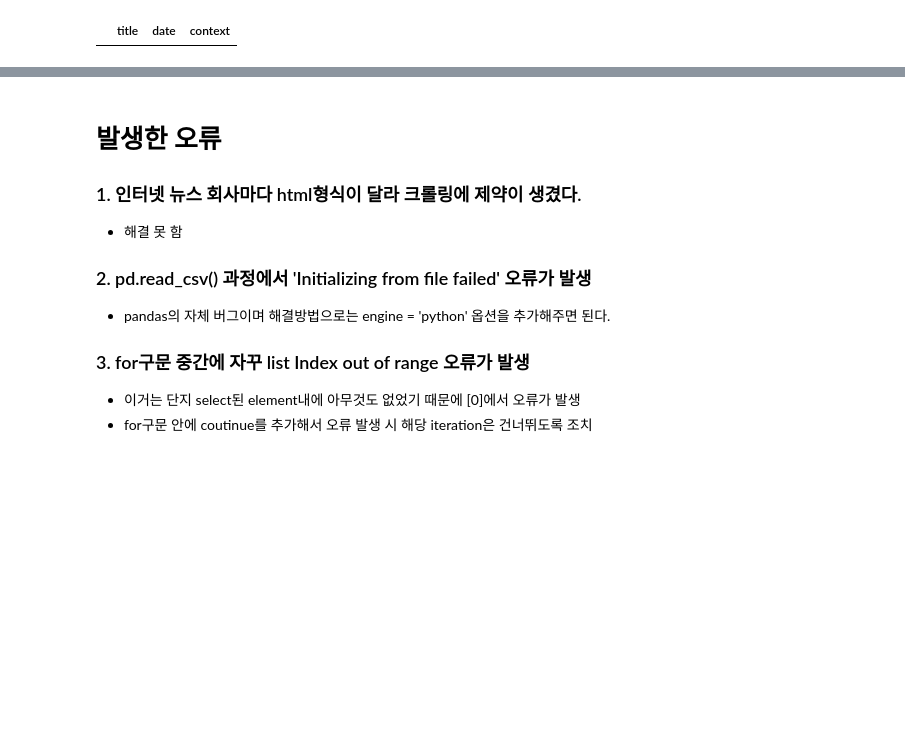
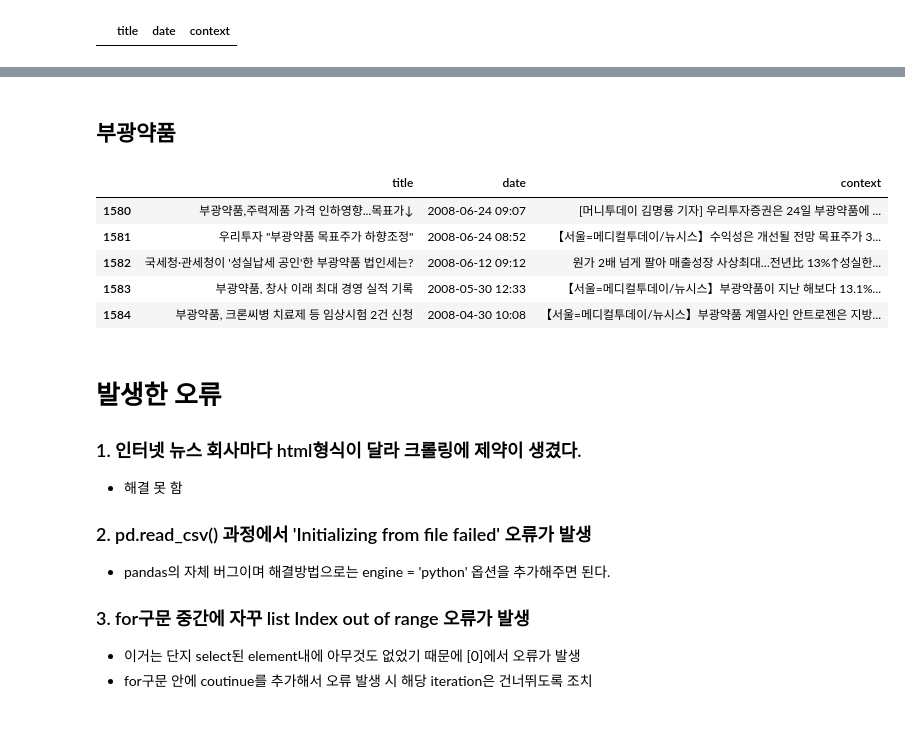
Before and after one commit to gjustin40/Python-Web-Crawling, a Jupyter notebook: Web_Crawling_Project2_뉴스기사스크랩.ipynb, the cells around one changed output, grey strips where cells are left out. Saved outputs shown, nothing was run; the diff lists cells and outputs as text; code cells hidden in the pictures; blank space fills up the shorter version.

```diff
--- a/Web_Crawling_Project2_뉴스기사스크랩.ipynb
+++ b/Web_Crawling_Project2_뉴스기사스크랩.ipynb
@@ -19,7 +19,7 @@ driver = webdriver.Chrome('chromedriver.exe')
 driver.get('http://naver.com')
 
 
-driver.find_element_by_id('query').send_keys('jw중외제약') # 대웅제약 입력
+driver.find_element_by_id('query').send_keys('부광약품') # 대웅제약 입력
 driver.find_element_by_id('search_btn').click() # 검색 클릭
 
 driver.find_element_by_css_selector('div.lnb_menu').find_element_by_link_text('뉴스').click() # 뉴스 카테고리 클릭
@@ -31,4 +31,28 @@ menu[2].click()
 menu[2].find_element_by_link_text('제목').click() # 검색유형을 제목으로 변경
 
 current_window = driver.current_window_handle # 원하는 페이지를 driver주소로 설정
+
+data = {'title': [], 'date': [], 'context': []}
+for i in range(400):
+    for naver_news in driver.find_elements_by_link_text('네이버뉴스'):
+        naver_news.click()
+        driver.switch_to.window(driver.window_handles[1])
+        html = driver.page_source
+        soup = bs(html, 'html.parser')
+        if len(soup.select('h3.tts_head')) == 0: # 아무 context가 없을 때 해당 iteration은 건너뛰기
+            driver.close()
+            driver.switch_to.window(current_window)
+            continue
+        if soup.find('div', id='articleBodyContents').script == None:
+            driver.close()
+            driver.switch_to.window(current_window)
+            continue
+        data['title'].append(soup.select('h3.tts_head')[0].text.strip())
+        data['date'].append(soup.select('span.t11')[0].text.strip())
+        soup.find('div', id='articleBodyContents').script.extract()
+        data['context'].append(
+            soup.find('div', id='articleBodyContents').text.strip())
+        driver.close()
+        driver.switch_to.window(current_window)
+    driver.find_element_by_link_text('다음페이지').click()
 # %% [output]
@@ -149,6 +151,21 @@ df.tail()
 | 1185 | `수액명가` JW중외제약, 예전 같지 않네…3분기 실적 `촉각` | 2014-10-30 14:39 | 제이더블유중외신약㈜이 주요사항보고서(자기주식처분) 제출의무 ... |
 | 1186 | JW중외제약 '공시법 위반' 과징금 1억1750만원 | 2014-10-23 15:09 | [헤럴드경제=조문술 기자]JW중외제약(대표 이경하)은 코엔자... |
 | 1187 | <신상품톡톡>JW중외제약, 항산화 ‘먹는 코큐텐 Q앤 비타민... | 2014-10-22 06:41 | a |
+# %% [markdown]
+## 부광약품
+# %%
+df = pd.DataFrame(data, columns = ['title', 'date', 'context'])
+df.drop_duplicates('context', keep = 'first', inplace = True)
+df.reset_index(drop = True, inplace = True)
+df.to_csv('부광약품_naver_news.csv')
+df.tail()
+# %% [output]
+|  | title | date | context |
+| 1580 | 부광약품,주력제품 가격 인하영향...목표가↓ | 2008-06-24 09:07 | [머니투데이 김명룡 기자] 우리투자증권은 24일 부광약품에 ... |
+| 1581 | 우리투자 "부광약품 목표주가 하향조정" | 2008-06-24 08:52 | 【서울=메디컬투데이/뉴시스】수익성은 개선될 전망 목표주가 3... |
+| 1582 | 국세청·관세청이 '성실납세 공인'한 부광약품 법인세는? | 2008-06-12 09:12 | 원가 2배 넘게 팔아 매출성장 사상최대…전년比 13%↑성실한... |
+| 1583 | 부광약품, 창사 이래 최대 경영 실적 기록 | 2008-05-30 12:33 | 【서울=메디컬투데이/뉴시스】부광약품이 지난 해보다 13.1%... |
+| 1584 | 부광약품, 크론씨병 치료제 등 임상시험 2건 신청 | 2008-04-30 10:08 | 【서울=메디컬투데이/뉴시스】부광약품 계열사인 안트로젠은 지방... |
 # %% [markdown]
 # 발생한 오류
 ### 1. 인터넷 뉴스 회사마다 html형식이 달라 크롤링에 제약이 생겼다.
```
Also changed, not shown: parts of 2 cells of this notebook, 1 other file.
